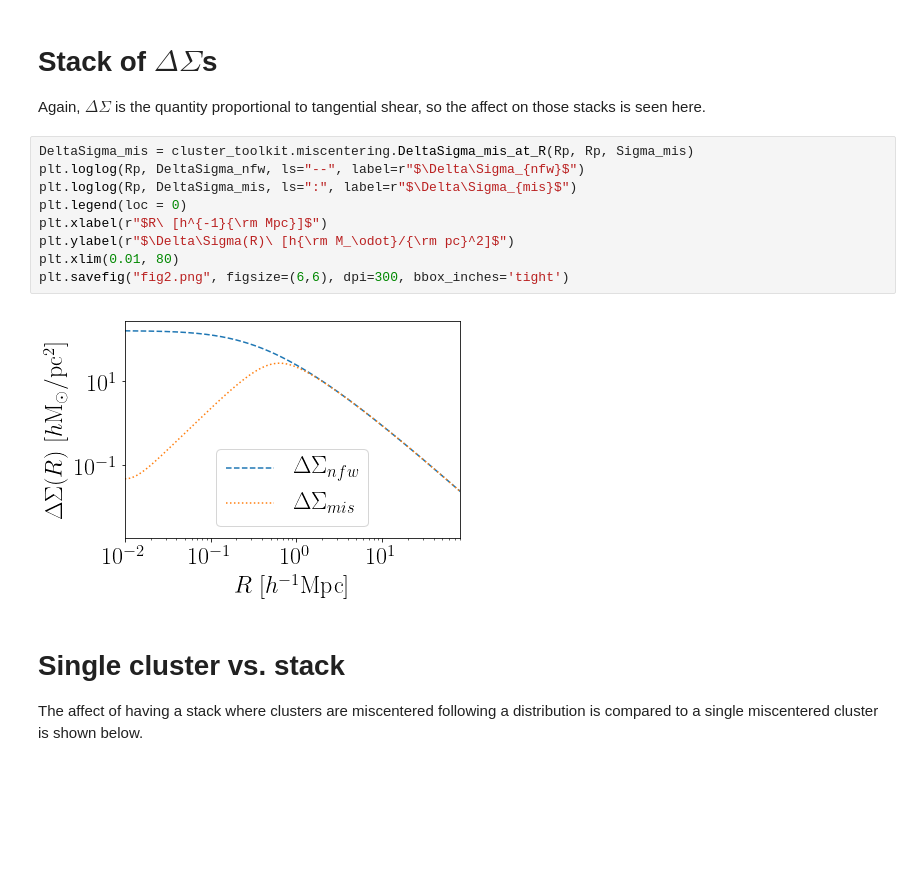
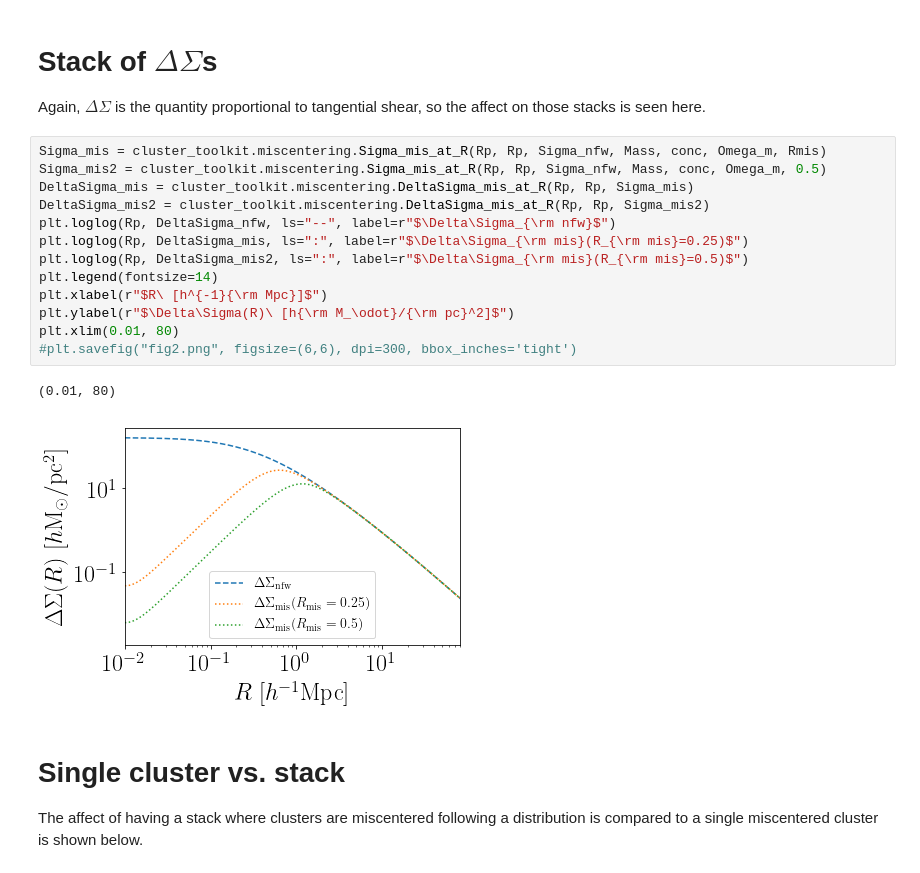
Before and after one commit to tmcclintock/cluster_toolkit, a Jupyter notebook: examples/Miscentering_Example.ipynb, the cells around one changed output. Drawn from its saved outputs; the diff is of its cells as text; blank space fills up the shorter version.

```diff
--- a/examples/Miscentering_Example.ipynb
+++ b/examples/Miscentering_Example.ipynb
@@ -66,16 +66,21 @@ plt.legend(loc = 0)
 # Stack of $\Delta\Sigma$s
 Again, $\Delta\Sigma$ is the quantity proportional to tangential shear, so the affect on those stacks is seen here.
 # %%
+Sigma_mis = cluster_toolkit.miscentering.Sigma_mis_at_R(Rp, Rp, Sigma_nfw, Mass, conc, Omega_m, Rmis)
+Sigma_mis2 = cluster_toolkit.miscentering.Sigma_mis_at_R(Rp, Rp, Sigma_nfw, Mass, conc, Omega_m, 0.5)
 DeltaSigma_mis = cluster_toolkit.miscentering.DeltaSigma_mis_at_R(Rp, Rp, Sigma_mis)
-plt.loglog(Rp, DeltaSigma_nfw, ls="--", label=r"$\Delta\Sigma_{nfw}$")
-plt.loglog(Rp, DeltaSigma_mis, ls=":", label=r"$\Delta\Sigma_{mis}$")
-plt.legend(loc = 0)
+DeltaSigma_mis2 = cluster_toolkit.miscentering.DeltaSigma_mis_at_R(Rp, Rp, Sigma_mis2)
+plt.loglog(Rp, DeltaSigma_nfw, ls="--", label=r"$\Delta\Sigma_{\rm nfw}$")
+plt.loglog(Rp, DeltaSigma_mis, ls=":", label=r"$\Delta\Sigma_{\rm mis}(R_{\rm mis}=0.25)$")
+plt.loglog(Rp, DeltaSigma_mis2, ls=":", label=r"$\Delta\Sigma_{\rm mis}(R_{\rm mis}=0.5)$")
+plt.legend(fontsize=14)
 plt.xlabel(r"$R\ [h^{-1}{\rm Mpc}]$")
 plt.ylabel(r"$\Delta\Sigma(R)\ [h{\rm M_\odot}/{\rm pc}^2]$")
 plt.xlim(0.01, 80)
-plt.savefig("fig2.png", figsize=(6,6), dpi=300, bbox_inches='tight')
+#plt.savefig("fig2.png", figsize=(6,6), dpi=300, bbox_inches='tight')
 # %% [output]
+(0.01, 80)
-[figure, old version]
+[figure, new version]
 # %% [markdown]
 # Single cluster vs. stack
 The affect of having a stack where clusters are miscentered following a distribution is compared to a single miscentered cluster is shown below.
```
Also changed, not shown: 4 other files.
